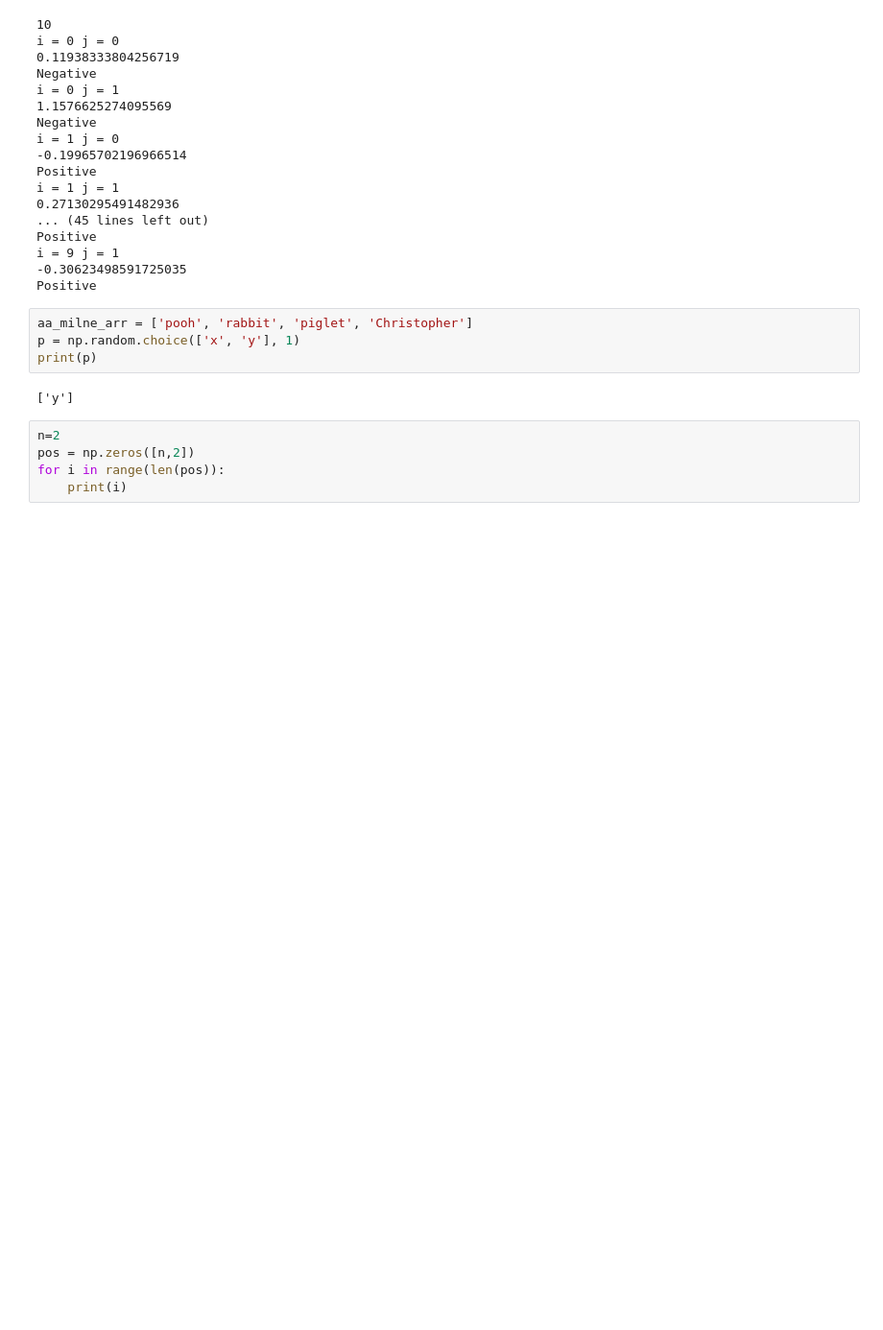
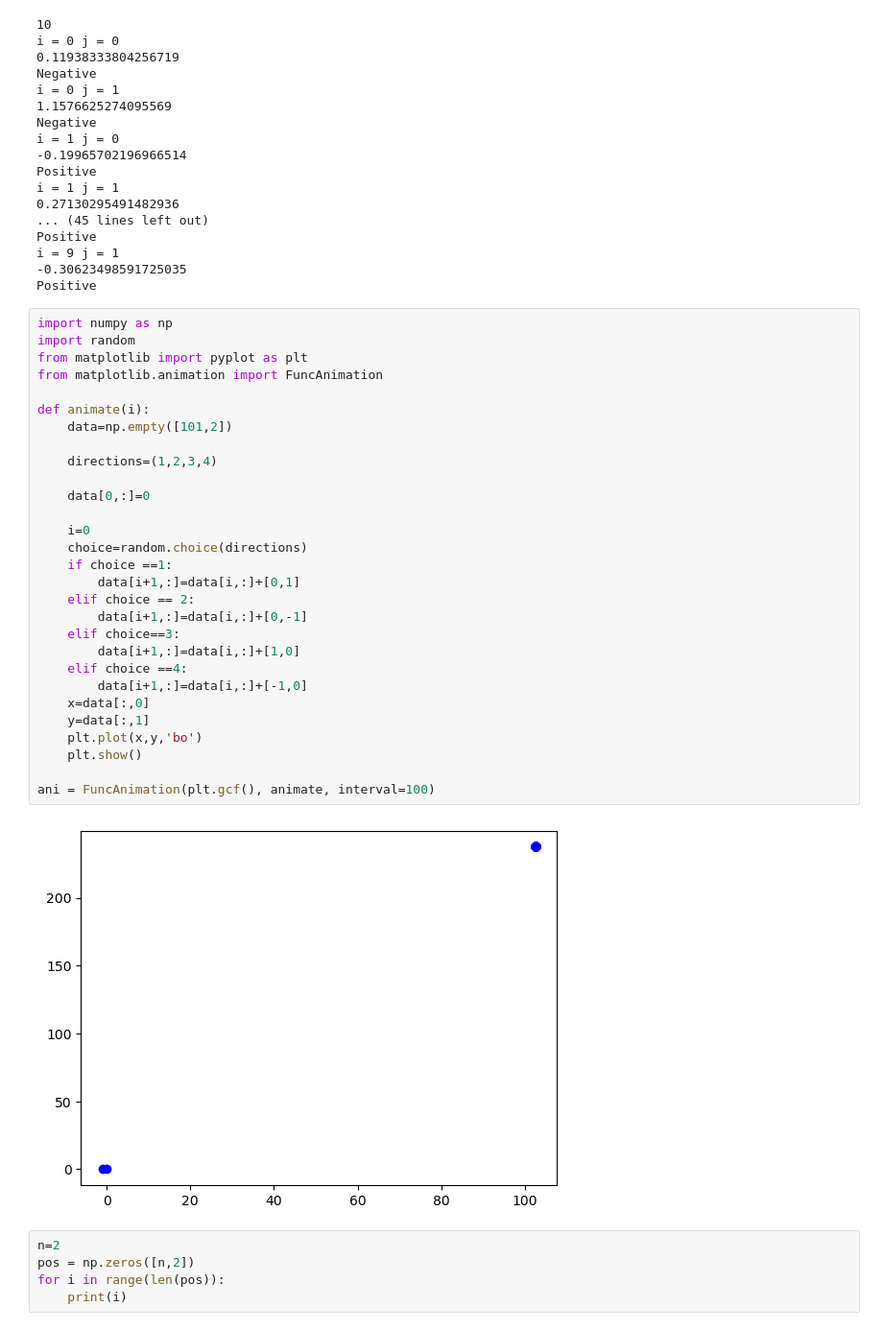
Before and after one commit to shashashank/Polymers, a Jupyter notebook: Untitled.ipynb, the cells around one changed output. Shown: that part at 96% size. Drawn from its saved outputs; the diff is of its cells as text; blank space fills up the shorter version.

```diff
--- a/Untitled.ipynb
+++ b/Untitled.ipynb
@@ -218,12 +218,37 @@ Positive
 i = 9 j = 1
 -0.30623498591725035
 Positive
-# %%
-aa_milne_arr = ['pooh', 'rabbit', 'piglet', 'Christopher']
-p = np.random.choice(['x', 'y'], 1)
-print(p)
-# %% [output]
-['y']
+# %%
+import numpy as np
+import random
+from matplotlib import pyplot as plt
+from matplotlib.animation import FuncAnimation
+
+def animate(i):
+    data=np.empty([101,2])
+
+    directions=(1,2,3,4)
+
+    data[0,:]=0
+
+    i=0
+    choice=random.choice(directions)
+    if choice ==1:
+        data[i+1,:]=data[i,:]+[0,1]
+    elif choice == 2:
+        data[i+1,:]=data[i,:]+[0,-1]
+    elif choice==3:
+        data[i+1,:]=data[i,:]+[1,0]
+    elif choice ==4:
+        data[i+1,:]=data[i,:]+[-1,0]
+    x=data[:,0]
+    y=data[:,1]
+    plt.plot(x,y,'bo')
+    plt.show()
+
+ani = FuncAnimation(plt.gcf(), animate, interval=100)
+# %% [output]
+[figure, added]
 # %%
 n=2
 pos = np.zeros([n,2])
```
